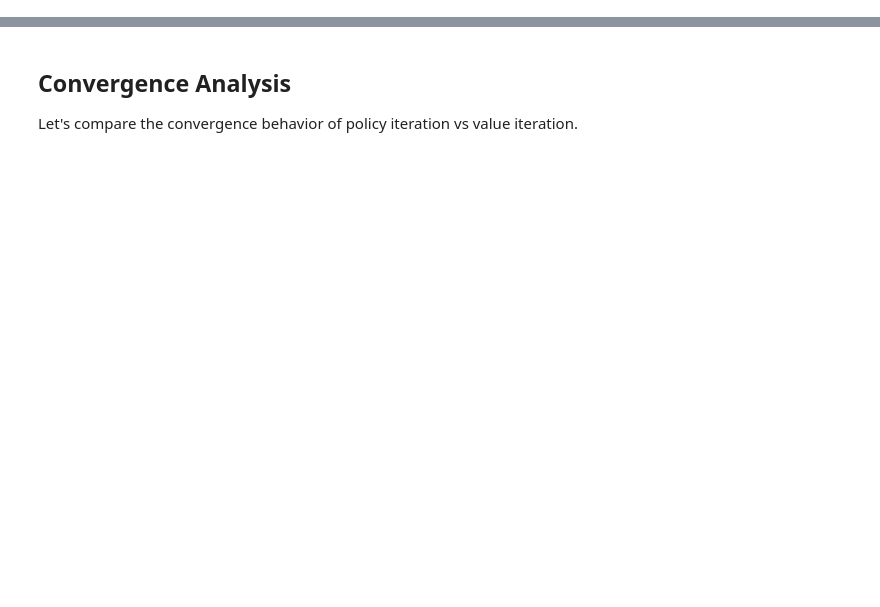
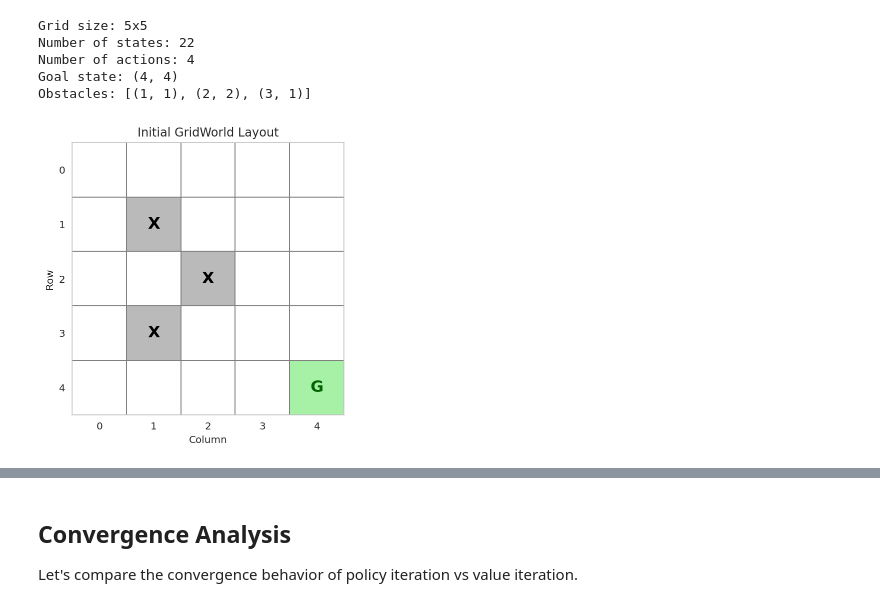
Before and after one commit to Prasoon1207/chapter2code, a Jupyter notebook: notebooks/dynamic_programming_rl.ipynb, the cells around one changed output, grey strips where cells are left out. Saved outputs shown, nothing was run; the diff lists cells and outputs as text; code cells hidden in the pictures; blank space fills up the shorter version.

```diff
--- a/notebooks/dynamic_programming_rl.ipynb
+++ b/notebooks/dynamic_programming_rl.ipynb
@@ -13,6 +46,14 @@ import seaborn as sns
 np.random.seed(42)
 sns.set_style('whitegrid')
 # %%
+import numpy as np
+import matplotlib.pyplot as plt
+from matplotlib.patches import Rectangle
+import seaborn as sns
+
+np.random.seed(42)
+sns.set_style('whitegrid')
+
 class GridWorld:
     """
     GridWorld MDP environment.
@@ -37,12 +78,10 @@ class GridWorld:
         self.obstacles = obstacles or []
         self.gamma = gamma
 
-        # Actions: up, right, down, left
         self.actions = [(0, 1), (1, 0), (0, -1), (-1, 0)]
         self.action_names = ['→', '↓', '←', '↑']
         self.n_actions = len(self.actions)
 
-        # Generate all states
         self.states = []
         for i in range(self.height):
             for j in range(self.width):
@@ -53,50 +92,85 @@ class GridWorld:
         self.state_to_idx = {s: i for i, s in enumerate(self.states)}
 
     def is_terminal(self, state):
-        """Check if state is terminal (goal)."""
         return state == self.goal
 
     def get_next_state(self, state, action_idx):
-        """Get next state given current state and action."""
         if self.is_terminal(state):
-            return state  # Terminal state stays terminal
+            return state
 
         action = self.actions[action_idx]
         next_state = (state[0] + action[0], state[1] + action[1])
 
-        # Check boundaries and obstacles
         if (0 <= next_state[0] < self.height and
             0 <= next_state[1] < self.width and
             next_state not in self.obstacles):
             return next_state
         else:
-            return state  # Invalid move, stay in place
+            return state
 
     def get_reward(self, state, action_idx, next_state):
-        """Get reward for transition."""
         if next_state == self.goal:
             return 10.0  # Goal reward
         else:
             return -1.0  # Step cost
 
     def get_transition_prob(self, state, action_idx, next_state):
-        """
-        Get transition probability p(s'|s,a).
-        For deterministic GridWorld, this is 1.0 for the resulting state.
-        """
         expected_next = self.get_next_state(state, action_idx)
         return 1.0 if next_state == expected_next else 0.0
 
-# Create GridWorld with obstacles
+    def render(self, title="GridWorld Environment"):
+        plt.figure(figsize=(self.width, self.height))
+        ax = plt.gca()
+
+        for x in range(self.width + 1):
+            ax.axvline(x, color='gray', lw=1)
+        for y in range(self.height + 1):
+            ax.axhline(y, color='gray', lw=1)
+
+        for obs in self.obstacles:
+            rect = Rectangle((obs[1], obs[0]), 1, 1, facecolor='darkgray', alpha=0.8)
+            ax.add_patch(rect)
+            plt.text(obs[1] + 0.5, obs[0] + 0.5, 'X', ha='center', va='center',
+                     color='black', fontsize=16, fontweight='bold')
+
+        goal_rect = Rectangle((self.goal[1], self.goal[0]), 1, 1, facecolor='lightgreen', alpha=0.8)
+        ax.add_patch(goal_rect)
+        plt.text(self.goal[1] + 0.5, self.goal[0] + 0.5, 'G', ha='center', va='center',
+                 color='darkgreen', fontsize=16, fontweight='bold')
+
+        ax.set_xlim(0, self.width)
+        ax.set_ylim(0, self.height)
+        ax.set_xticks(np.arange(0.5, self.width, 1))
+        ax.set_yticks(np.arange(0.5, self.height, 1))
+        ax.set_xticklabels(np.arange(self.width))
+        ax.set_yticklabels(np.arange(self.height))
+        ax.set_aspect('equal', adjustable='box')
+        ax.invert_yaxis()
+
+        plt.title(title)
+        plt.xlabel("Column")
+        plt.ylabel("Row")
+        plt.grid(False)
+        plt.show()
+
 env = GridWorld(
     grid_size=(5, 5),
     goal=(4, 4),
     obstacles=[(1, 1), (2, 2), (3, 1)],
     gamma=0.9
 )
 
 print(f"Grid size: {env.height}x{env.width}")
 print(f"Number of states: {env.n_states}")
 print(f"Number of actions: {env.n_actions}")
 print(f"Goal state: {env.goal}")
 print(f"Obstacles: {env.obstacles}")
+
+env.render("Initial GridWorld Layout")
+# %% [output]
+Grid size: 5x5
+Number of states: 22
+Number of actions: 4
+Goal state: (4, 4)
+Obstacles: [(1, 1), (2, 2), (3, 1)]
+[figure, added]
```
Also changed, not shown: parts of 25 cells of this notebook, 2 other files.
